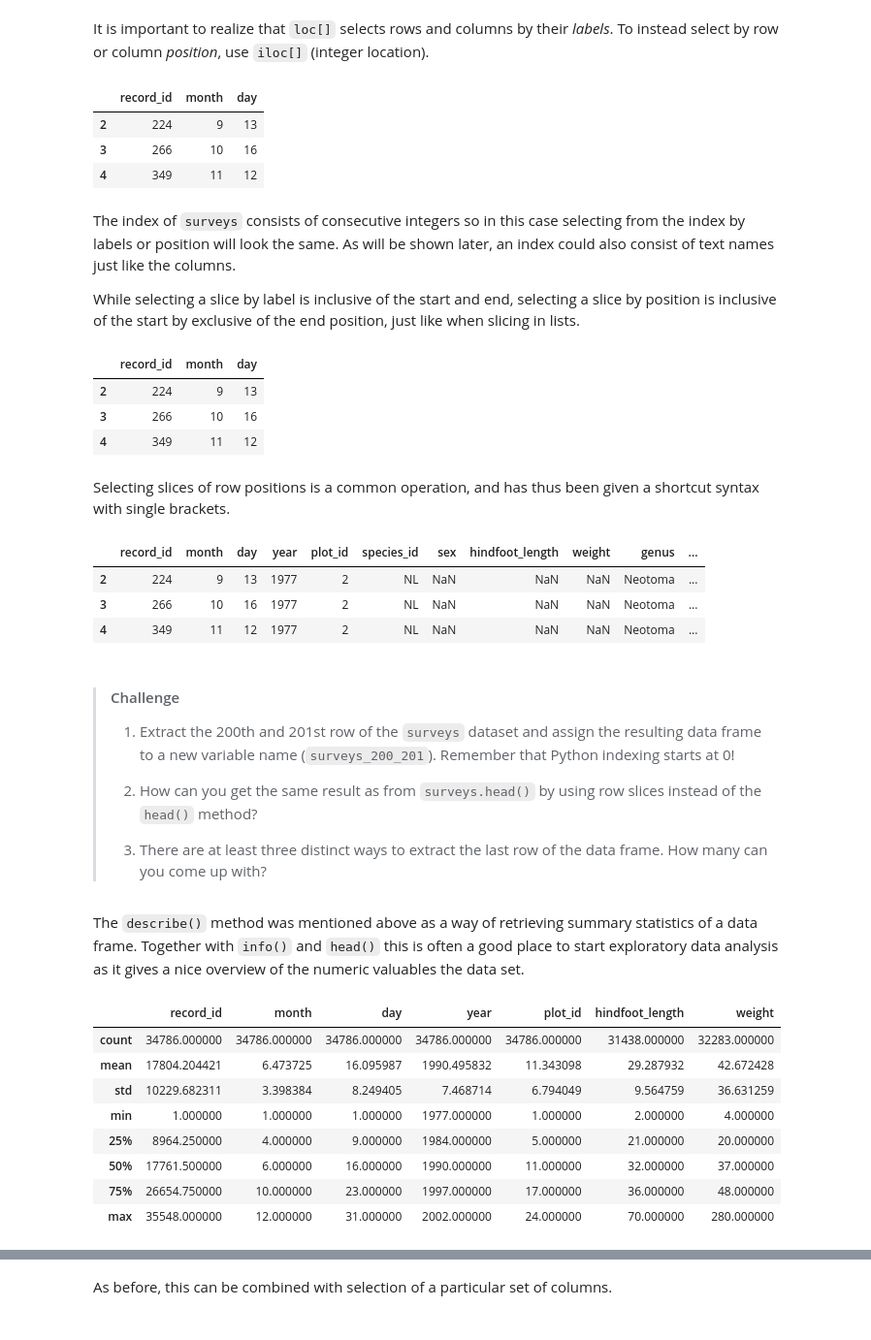
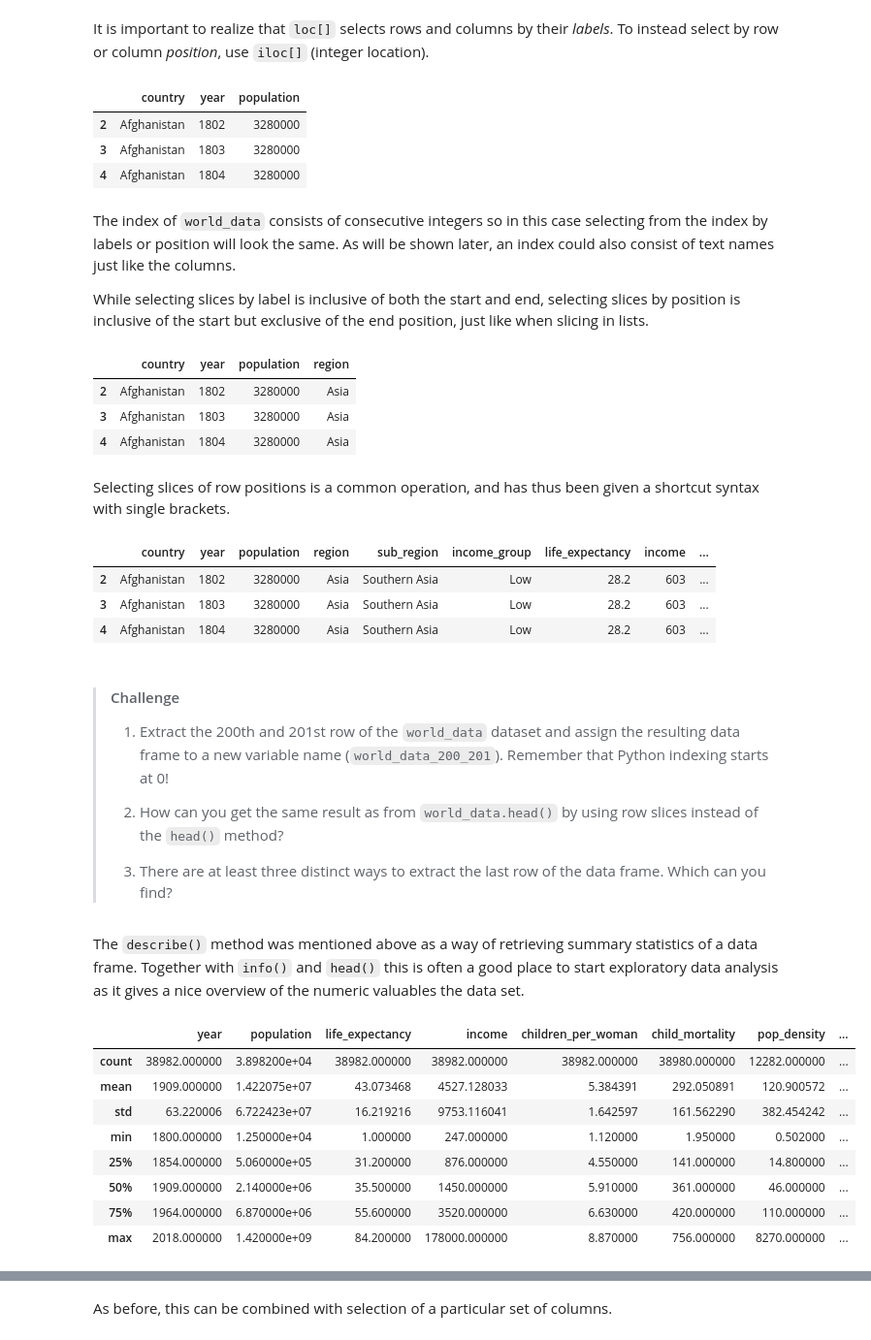
Before and after one commit to UofTCoders/2018-09-10-utoronto, a Jupyter notebook: code/2-data-analysis-in-python.ipynb, the cells around one changed output, grey strips where cells are left out. Shown: that part at 97% size. Saved outputs shown, nothing was run; the diff lists cells and outputs as text; code cells hidden in the pictures.

```diff
--- a/code/2-data-analysis-in-python.ipynb
+++ b/code/2-data-analysis-in-python.ipynb
@@ -261,6 +196,6 @@ surveys.to_csv('surveys.csv', index=False)
 # %% [markdown]
 Since the data is now saved locally, the next time this Notebook is opened, it could be loaded from the local path instead of downloading it from the URL.
 # %%
-surveys = pd.read_csv('surveys.csv')
-surveys.head()
+world_data = pd.read_csv('world-data.csv')
+world_data.head()
 # %% [output]
@@ -362,54 +314,54 @@ surveys.loc[2:4, 'record_id':'day']
 # %% [markdown]
 It is important to realize that `loc[]` selects rows and columns by their *labels*. To instead select by row or column *position*, use `iloc[]` (integer location).
 # %%
-surveys.iloc[[2, 3, 4], [0, 1, 2]]
+world_data.iloc[[2, 3, 4], [0, 1, 2]]
 # %% [output]
-|  | record_id | month | day |
-| 2 | 224 | 9 | 13 |
-| 3 | 266 | 10 | 16 |
-| 4 | 349 | 11 | 12 |
+|  | country | year | population |
+| 2 | Afghanistan | 1802 | 3280000 |
+| 3 | Afghanistan | 1803 | 3280000 |
+| 4 | Afghanistan | 1804 | 3280000 |
 # %% [markdown]
-The index of `surveys` consists of consecutive integers so in this case selecting from the index by labels or position will look the same. As will be shown later, an index could also consist of text names just like the columns.
+The index of `world_data` consists of consecutive integers so in this case selecting from the index by labels or position will look the same. As will be shown later, an index could also consist of text names just like the columns.
 
-While selecting a slice by label is inclusive of the start and end, selecting a slice by position is inclusive of the start by exclusive of the end position, just like when slicing in lists.
+While selecting slices by label is inclusive of both the start and end, selecting slices by position is inclusive of the start but exclusive of the end position, just like when slicing in lists.
-# %%
-surveys.iloc[2:5, :3]
-# %% [output]
-|  | record_id | month | day |
-| 2 | 224 | 9 | 13 |
-| 3 | 266 | 10 | 16 |
-| 4 | 349 | 11 | 12 |
+# %%
+world_data.iloc[2:5, :4] # `iloc[2:5]` gives the same result as `loc[2:4]` above
+# %% [output]
+|  | country | year | population | region |
+| 2 | Afghanistan | 1802 | 3280000 | Asia |
+| 3 | Afghanistan | 1803 | 3280000 | Asia |
+| 4 | Afghanistan | 1804 | 3280000 | Asia |
 # %% [markdown]
 Selecting slices of row positions is a common operation, and has thus been given a shortcut syntax with single brackets.
 # %%
-surveys[2:5]
+world_data[2:5]
 # %% [output]
-|  | record_id | month | day | year | plot_id | species_id | sex | hindfoot_length | weight | genus | ... |
-| 2 | 224 | 9 | 13 | 1977 | 2 | NL | NaN | NaN | NaN | Neotoma | ... |
-| 3 | 266 | 10 | 16 | 1977 | 2 | NL | NaN | NaN | NaN | Neotoma | ... |
-| 4 | 349 | 11 | 12 | 1977 | 2 | NL | NaN | NaN | NaN | Neotoma | ... |
+|  | country | year | population | region | sub_region | income_group | life_expectancy | income | ... |
+| 2 | Afghanistan | 1802 | 3280000 | Asia | Southern Asia | Low | 28.2 | 603 | ... |
+| 3 | Afghanistan | 1803 | 3280000 | Asia | Southern Asia | Low | 28.2 | 603 | ... |
+| 4 | Afghanistan | 1804 | 3280000 | Asia | Southern Asia | Low | 28.2 | 603 | ... |
 # %% [markdown]
 >#### Challenge
 >
->1. Extract the 200th and 201st row of the `surveys` dataset and assign the resulting data frame to a new variable name (`surveys_200_201`). Remember that Python indexing starts at 0!
+>1. Extract the 200th and 201st row of the `world_data` dataset and assign the resulting data frame to a new variable name (`world_data_200_201`). Remember that Python indexing starts at 0!
 >
->2. How can you get the same result as from `surveys.head()` by using row slices instead of the `head()` method?
+>2. How can you get the same result as from `world_data.head()` by using row slices instead of the `head()` method?
 >
->3. There are at least three distinct ways to extract the last row of the data frame. How many can you come up with?
+>3. There are at least three distinct ways to extract the last row of the data frame. Which can you find?
 # %% [markdown]
 The `describe()` method was mentioned above as a way of retrieving summary statistics of a data frame. Together with `info()` and `head()` this is often a good place to start exploratory data analysis as it gives a nice overview of the numeric valuables the data set.
 # %%
-surveys.describe()
+world_data.describe()
 # %% [output]
-|  | record_id | month | day | year | plot_id | hindfoot_length | weight |
-| count | 34786.000000 | 34786.000000 | 34786.000000 | 34786.000000 | 34786.000000 | 31438.000000 | 32283.000000 |
-| mean | 17804.204421 | 6.473725 | 16.095987 | 1990.495832 | 11.343098 | 29.287932 | 42.672428 |
-| std | 10229.682311 | 3.398384 | 8.249405 | 7.468714 | 6.794049 | 9.564759 | 36.631259 |
-| min | 1.000000 | 1.000000 | 1.000000 | 1977.000000 | 1.000000 | 2.000000 | 4.000000 |
-| 25% | 8964.250000 | 4.000000 | 9.000000 | 1984.000000 | 5.000000 | 21.000000 | 20.000000 |
-| 50% | 17761.500000 | 6.000000 | 16.000000 | 1990.000000 | 11.000000 | 32.000000 | 37.000000 |
-| 75% | 26654.750000 | 10.000000 | 23.000000 | 1997.000000 | 17.000000 | 36.000000 | 48.000000 |
-| max | 35548.000000 | 12.000000 | 31.000000 | 2002.000000 | 24.000000 | 70.000000 | 280.000000 |
+|  | year | population | life_expectancy | income | children_per_woman | child_mortality | pop_density | ... |
+| count | 38982.000000 | 3.898200e+04 | 38982.000000 | 38982.000000 | 38982.000000 | 38980.000000 | 12282.000000 | ... |
+| mean | 1909.000000 | 1.422075e+07 | 43.073468 | 4527.128033 | 5.384391 | 292.050891 | 120.900572 | ... |
+| std | 63.220006 | 6.722423e+07 | 16.219216 | 9753.116041 | 1.642597 | 161.562290 | 382.454242 | ... |
+| min | 1800.000000 | 1.250000e+04 | 1.000000 | 247.000000 | 1.120000 | 1.950000 | 0.502000 | ... |
+| 25% | 1854.000000 | 5.060000e+05 | 31.200000 | 876.000000 | 4.550000 | 141.000000 | 14.800000 | ... |
+| 50% | 1909.000000 | 2.140000e+06 | 35.500000 | 1450.000000 | 5.910000 | 361.000000 | 46.000000 | ... |
+| 75% | 1964.000000 | 6.870000e+06 | 55.600000 | 3520.000000 | 6.630000 | 420.000000 | 110.000000 | ... |
+| max | 2018.000000 | 1.420000e+09 | 84.200000 | 178000.000000 | 8.870000 | 756.000000 | 8270.000000 | ... |
 # %% [markdown]
 A common next step would be to plot the data to explore relationships between different variables, but before getting into plotting, it is beneficial to elaborate on the data frame object and several of its common operations.
 
```
Also changed, not shown: parts of 199 cells of this notebook, 1 other file.
